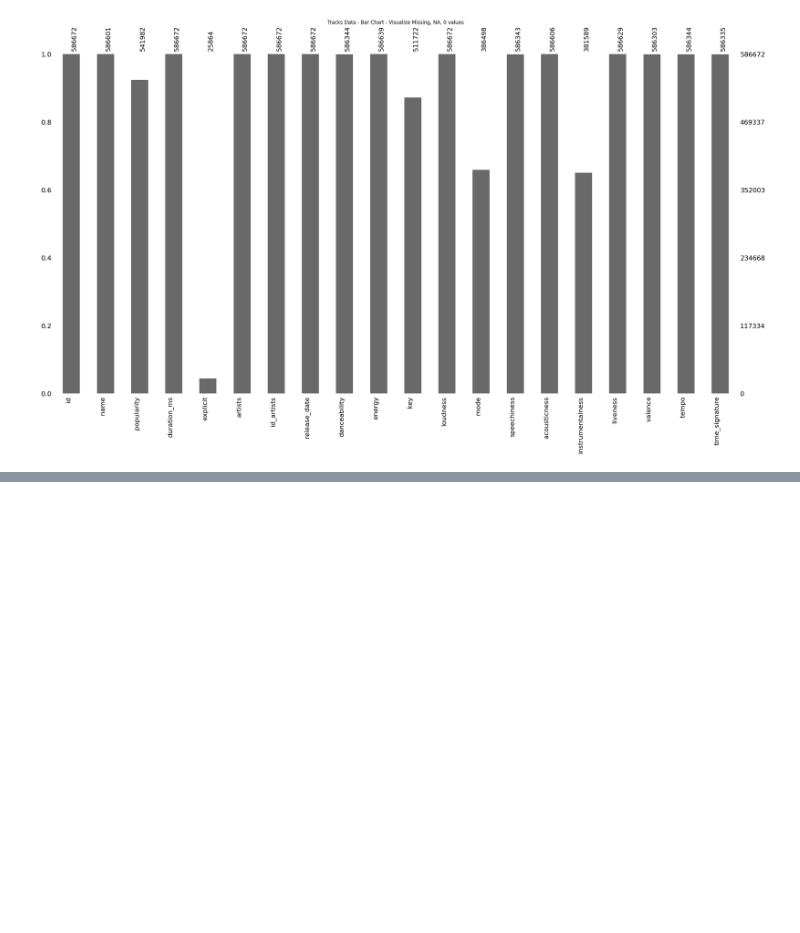
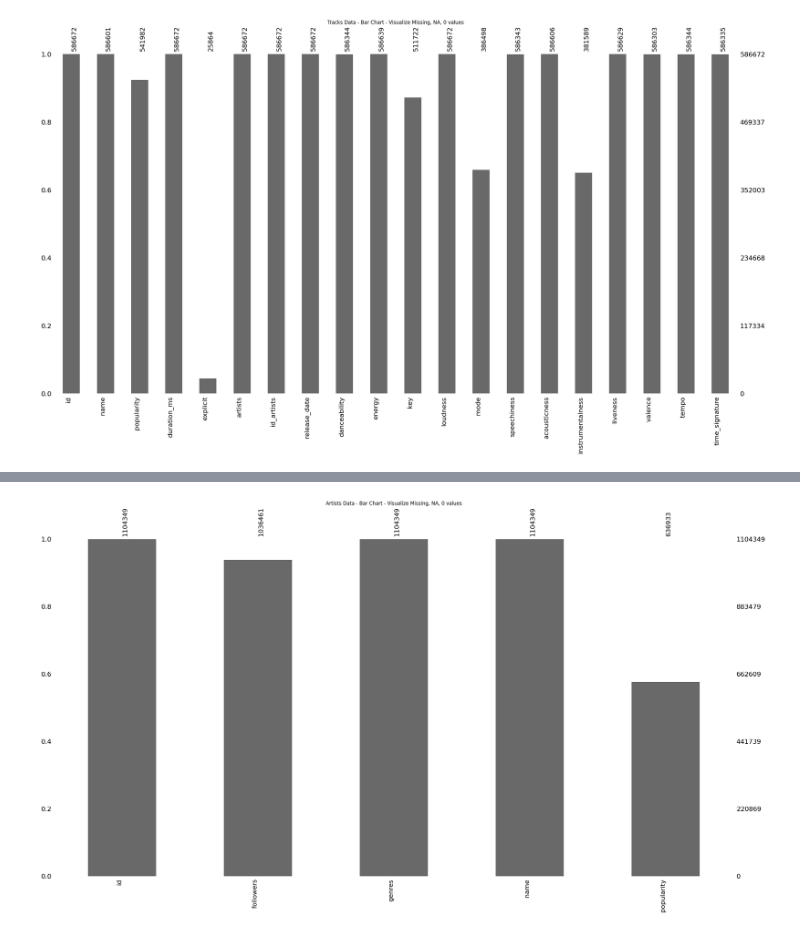
Before and after one commit to mavwong/SpotifyDataAnalysis, a Jupyter notebook: 01-data_exploration.ipynb, the cells around one changed output, grey strips where cells are left out. Cells and saved outputs as stored; diff of their text form; code cells hidden in the pictures; blank space fills up the shorter version.

```diff
--- a/01-data_exploration.ipynb
+++ b/01-data_exploration.ipynb
@@ -27,2 +37,4 @@ vis_missing_artists.Heatmap()
 # %%
-vis_missing_artists.Heatmap()
+vis_missing_artists.Bar()
+# %% [output]
+[figure, added]
```
Also changed, not shown: parts of 8 cells of this notebook, 3 other files.
